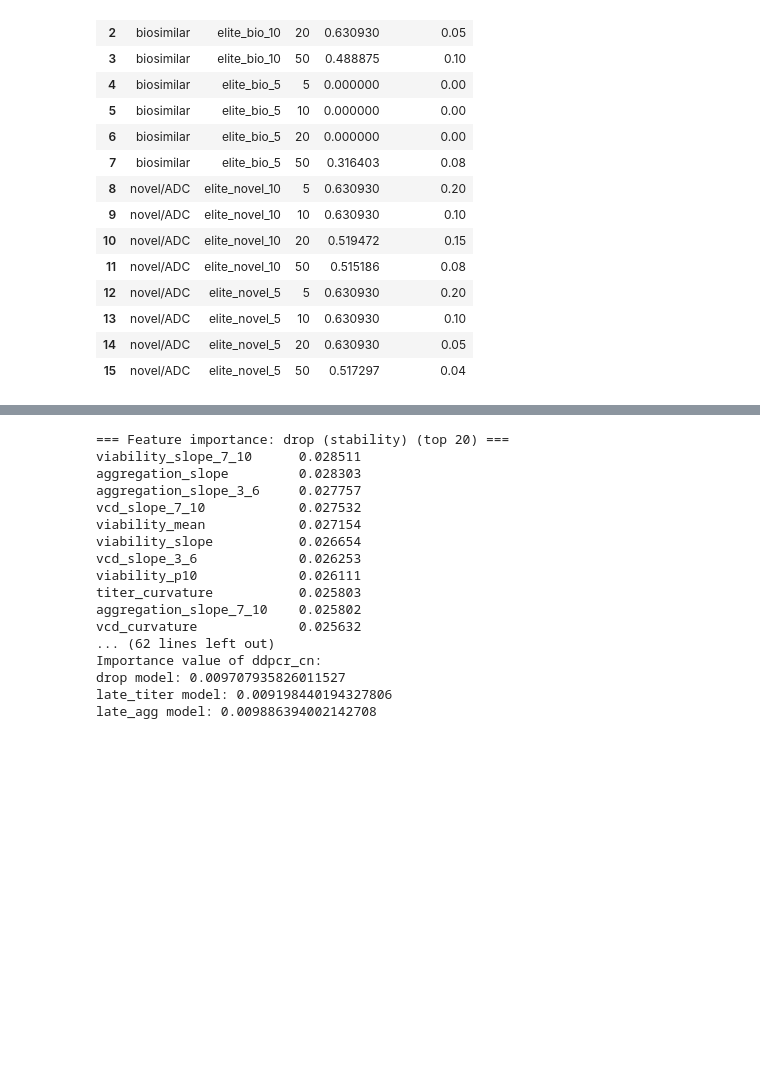
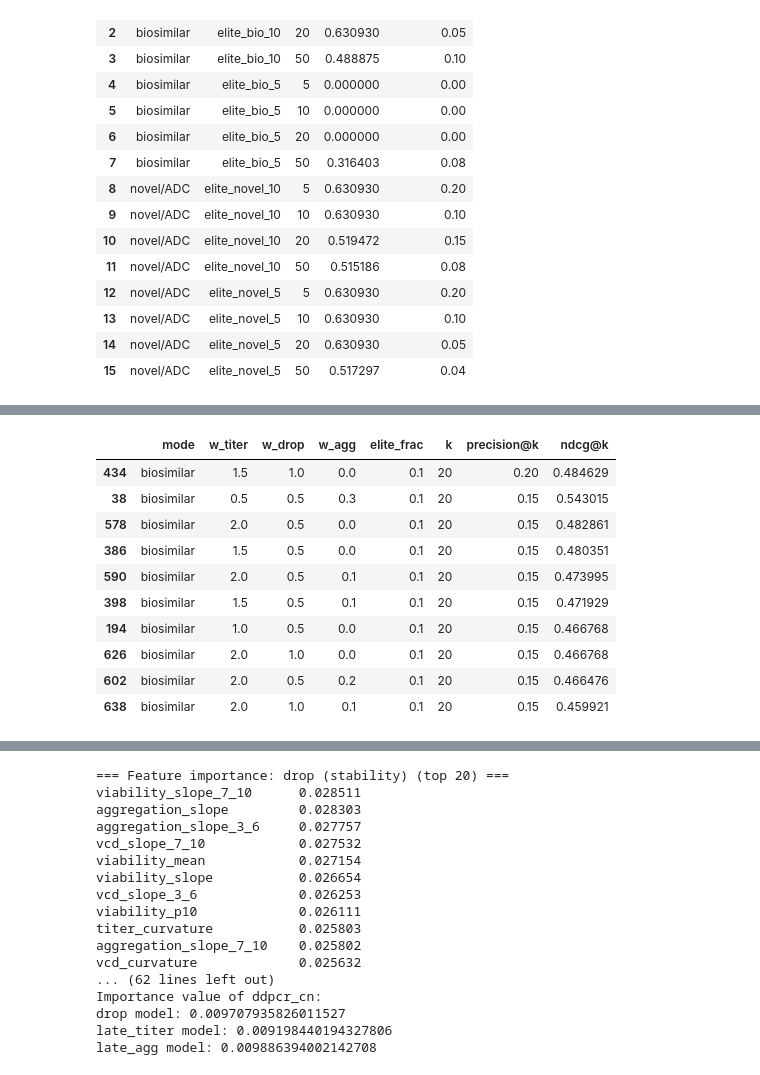
Before and after one commit to Sanghee-L/CLD_ML_PIPELINE, a Jupyter notebook: notebooks/03b_multitarget_models.ipynb, the cells around one changed output, grey strips where cells are left out. Saved outputs shown, nothing was run; the diff lists cells and outputs as text; code cells hidden in the pictures; blank space fills up the shorter version.

```diff
--- a/notebooks/03b_multitarget_models.ipynb
+++ b/notebooks/03b_multitarget_models.ipynb
@@ -548,0 +697,14 @@ pivot
+# %%
+subset[subset["mode"] == "biosimilar"].head(10)
+# %% [output]
+|  | mode | w_titer | w_drop | w_agg | elite_frac | k | precision@k | ndcg@k |
+| 434 | biosimilar | 1.5 | 1.0 | 0.0 | 0.1 | 20 | 0.20 | 0.484629 |
+| 38 | biosimilar | 0.5 | 0.5 | 0.3 | 0.1 | 20 | 0.15 | 0.543015 |
+| 578 | biosimilar | 2.0 | 0.5 | 0.0 | 0.1 | 20 | 0.15 | 0.482861 |
+| 386 | biosimilar | 1.5 | 0.5 | 0.0 | 0.1 | 20 | 0.15 | 0.480351 |
+| 590 | biosimilar | 2.0 | 0.5 | 0.1 | 0.1 | 20 | 0.15 | 0.473995 |
+| 398 | biosimilar | 1.5 | 0.5 | 0.1 | 0.1 | 20 | 0.15 | 0.471929 |
+| 194 | biosimilar | 1.0 | 0.5 | 0.0 | 0.1 | 20 | 0.15 | 0.466768 |
+| 626 | biosimilar | 2.0 | 1.0 | 0.0 | 0.1 | 20 | 0.15 | 0.466768 |
+| 602 | biosimilar | 2.0 | 0.5 | 0.2 | 0.1 | 20 | 0.15 | 0.466476 |
+| 638 | biosimilar | 2.0 | 1.0 | 0.1 | 0.1 | 20 | 0.15 | 0.459921 |
```
Also changed, not shown: parts of 8 cells of this notebook.
